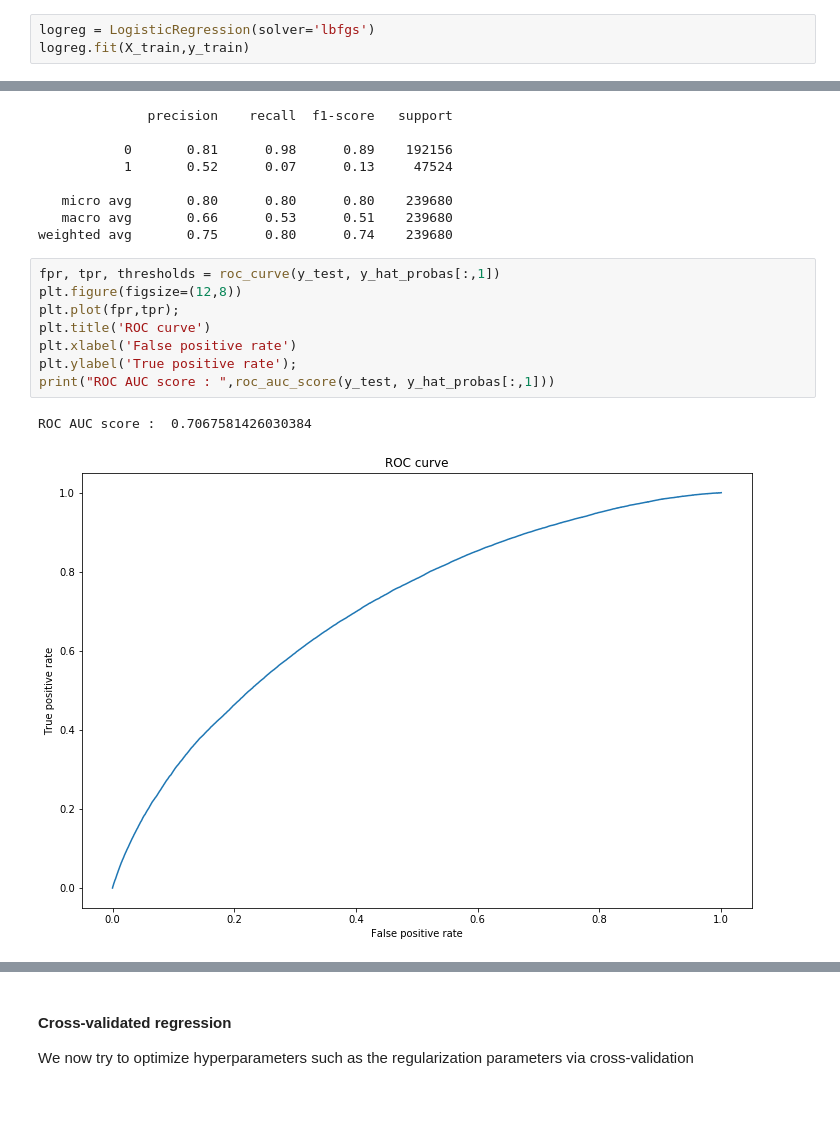
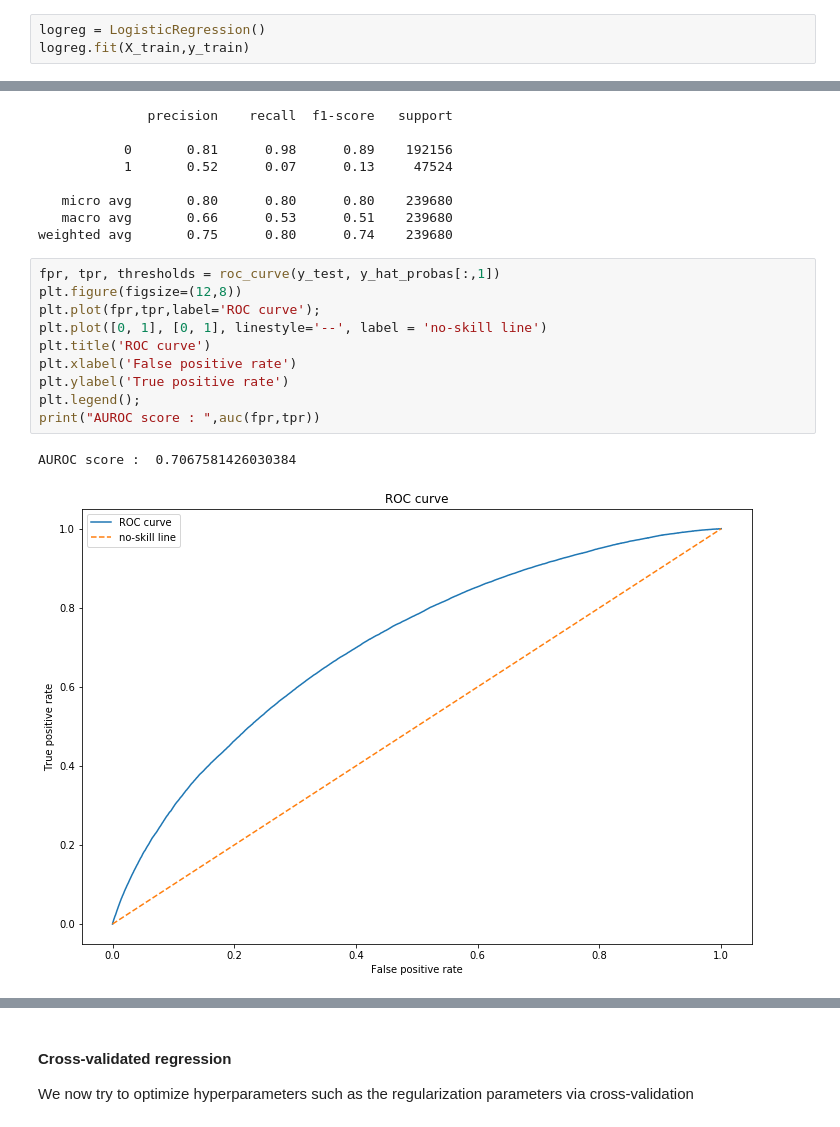
Before and after one commit to Tim3128/Credit_Risk, a Jupyter notebook: Lending_Club.ipynb, the cells around one changed output, grey strips where cells are left out. Cells and saved outputs as stored; diff of their text form.

```diff
--- a/Lending_Club.ipynb
+++ b/Lending_Club.ipynb
@@ -297,7 +316,7 @@ X_train, X_test, y_train, y_test = train_test_split(X_pca, y, test_size=0.3, ran
 #### Raw regression
 We first run a logistic regression without trying to optimize parameters
 # %%
-logreg = LogisticRegression(solver='lbfgs')
+logreg = LogisticRegression()
 logreg.fit(X_train,y_train)
 # %% [output]
 LogisticRegression(C=1.0, class_weight=None, dual=False, fit_intercept=True,
@@ -325,11 +357,13 @@ weighted avg       0.75      0.80      0.74    239680
 # %%
 fpr, tpr, thresholds = roc_curve(y_test, y_hat_probas[:,1])
 plt.figure(figsize=(12,8))
-plt.plot(fpr,tpr);
+plt.plot(fpr,tpr,label='ROC curve');
+plt.plot([0, 1], [0, 1], linestyle='--', label = 'no-skill line')
 plt.title('ROC curve')
 plt.xlabel('False positive rate')
-plt.ylabel('True positive rate');
-print("ROC AUC score : ",roc_auc_score(y_test, y_hat_probas[:,1]))
+plt.ylabel('True positive rate')
+plt.legend();
+print("AUROC score : ",auc(fpr,tpr))
 # %% [output]
-ROC AUC score :  0.7067581426030384
+AUROC score :  0.7067581426030384
-[figure, old version]
+[figure, new version]
```
Also changed, not shown: parts of 11 cells of this notebook.
